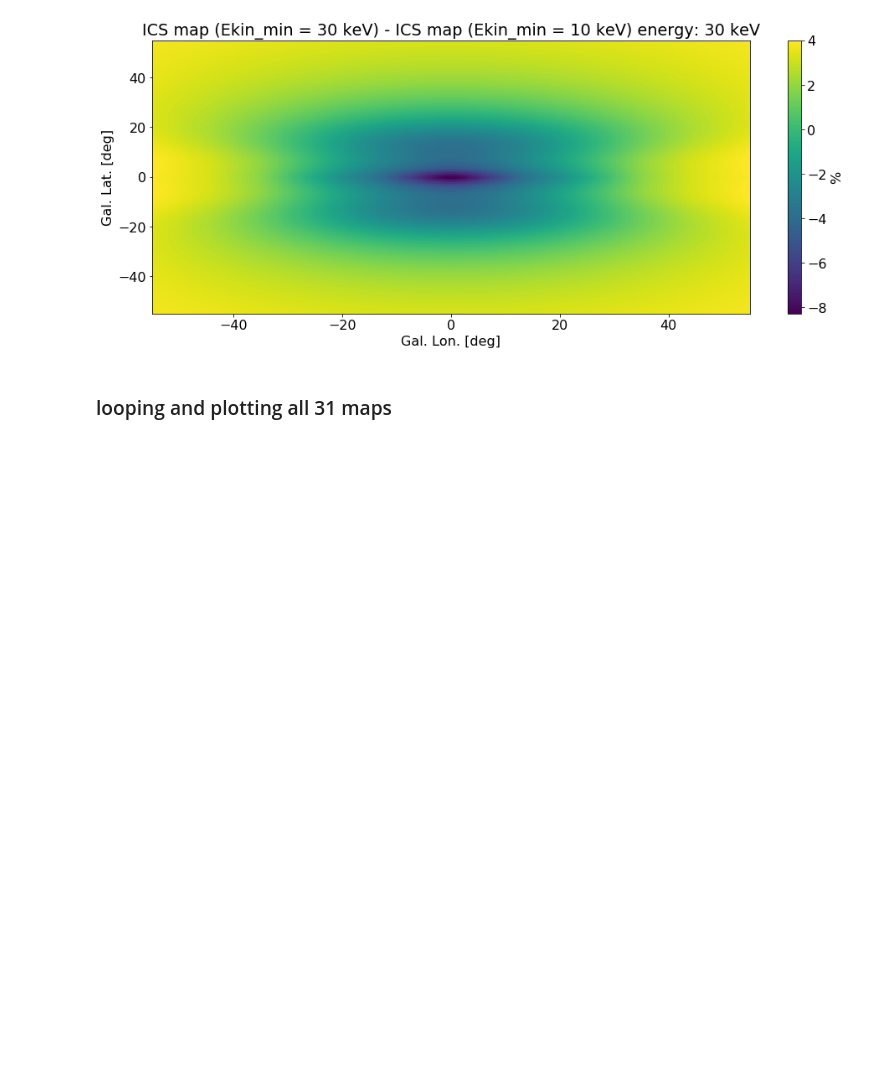
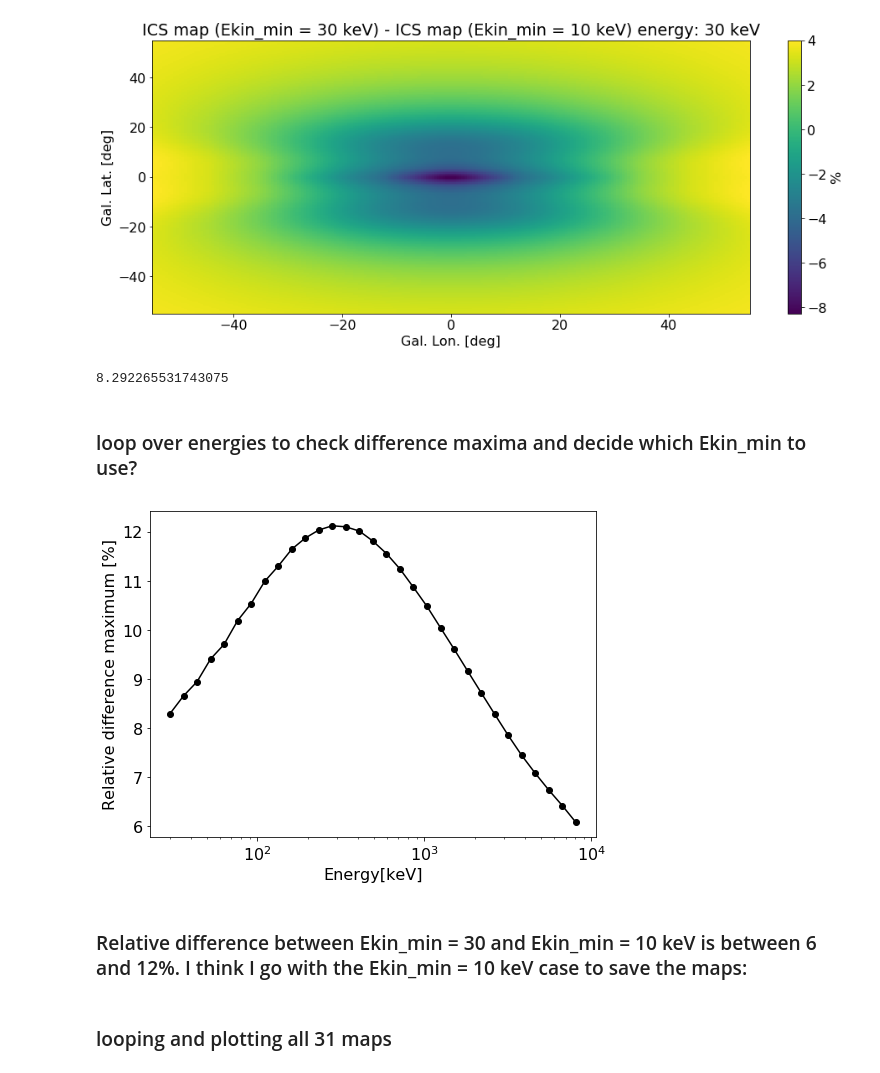
Before and after one commit to tsiegert/PBH, a Jupyter notebook: ICS_templates.ipynb, the cells around one changed output. Saved outputs shown, nothing was run; the diff lists cells and outputs as text; code cells hidden in the pictures; blank space fills up the shorter version.

Commit message:
added relative difference example

```diff
--- a/ICS_templates.ipynb
+++ b/ICS_templates.ipynb
@@ -167,6 +167,45 @@ plt.colorbar(label='%')
 # %% [output]
 <matplotlib.colorbar.Colorbar at 0x...>
 [figure]
+# %%
+difference = (flux_map30-flux_map10)/flux_map10*100
+np.abs(difference).max()
+# %% [output]
+8.292265531743075
+# %% [markdown]
+<h3>loop over energies to check difference maxima and decide which Ekin_min to use?</h3>
+# %%
+flux_norm = 1e-4
+
+diff_arr = np.zeros(n_e)
+energy_arr = np.zeros(n_e)
+
+for eb in range(n_e):
+
+    energy_arr[eb] = (healpix_Ek30['ENERGIES'].data['MeV'][eb]*u.MeV).to('keV').value
+
+    fluxes30 = healpix_Ek30['SKYMAP'].data['Spectra'][:,eb]
+    flux_map30 = hp.interpolate_bilinear_skycoord(coords, fluxes30)
+    flux_map30 = flux_map30.reshape((n_b, n_l))
+
+    fluxes10 = healpix_Ek10['SKYMAP'].data['Spectra'][:,eb]
+    flux_map10 = hp.interpolate_bilinear_skycoord(coords, fluxes10)
+    flux_map10 = flux_map10.reshape((n_b, n_l))
+
+    flux_map30 = flux_map30*flux_norm/np.sum(flux_map30*domega.value)
+    flux_map10 = flux_map10*flux_norm/np.sum(flux_map10*domega.value)
+
+    difference = (flux_map30-flux_map10)/flux_map10*100
+    diff_arr[eb] = np.abs(difference).max()
+# %%
+plt.plot(energy_arr,diff_arr,'o-')
+plt.xlabel('Energy[keV]')
+plt.ylabel('Relative difference maximum [%]')
+plt.xscale('log')
+# %% [output]
+[figure, added]
+# %% [markdown]
+<h3>Relative difference between Ekin_min = 30 and Ekin_min = 10 keV is between 6 and 12%. I think I go with the Ekin_min = 10 keV case to save the maps:</h3>
 # %% [markdown]
 <h3>looping and plotting all 31 maps</h3>
 # %%
```
Also changed, not shown: parts of 4 cells of this notebook.
